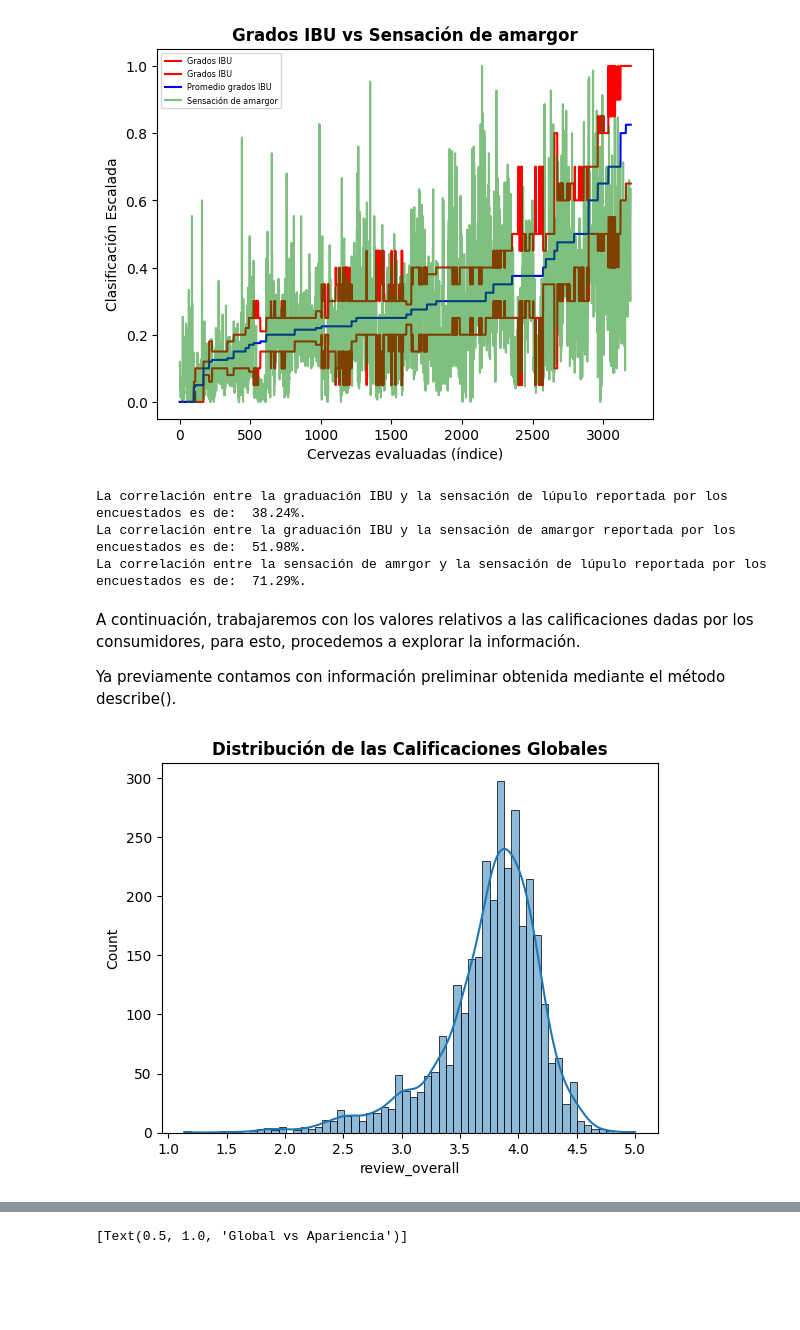
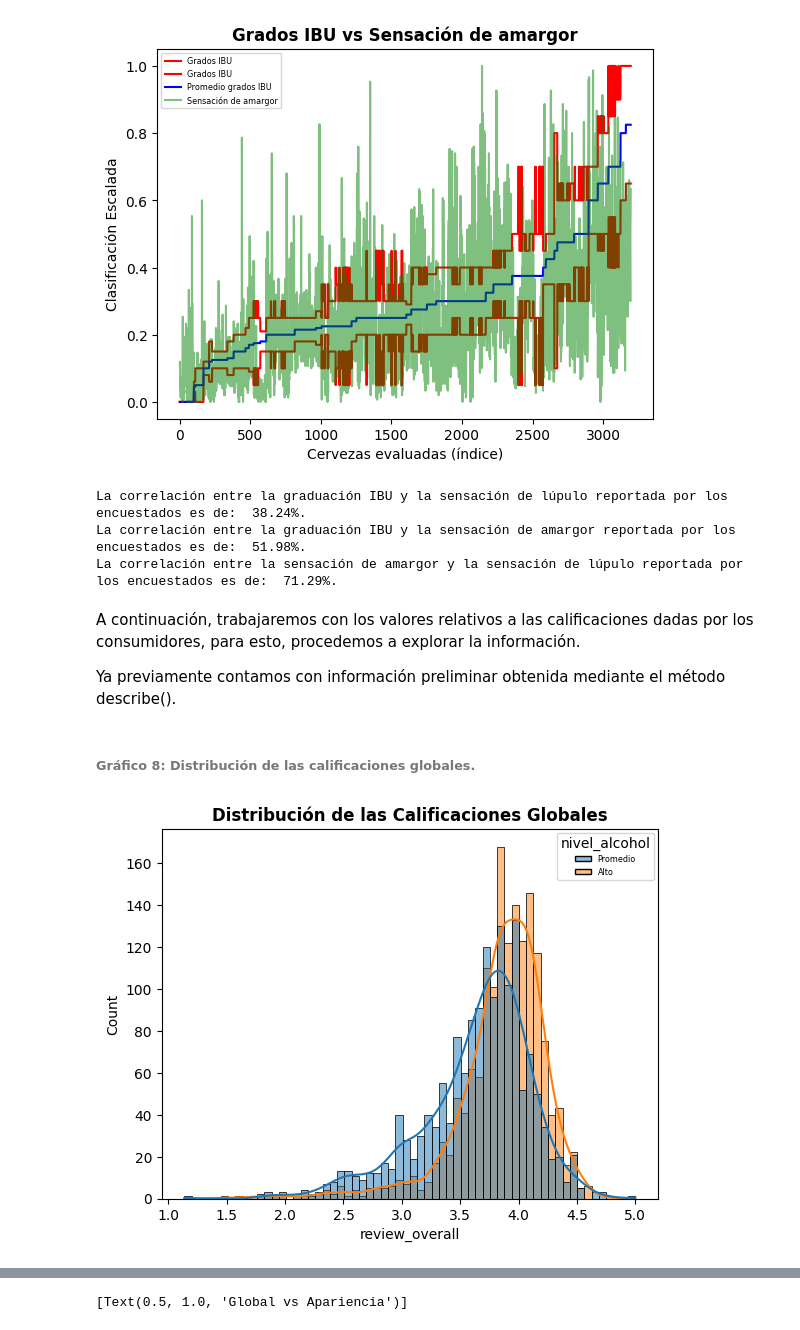
Before and after one commit to JMRRT1992/Coderhouse, a Jupyter notebook: Proyecto/Data/Raw/Entrega 3/ProyectoDS_ParteI_ReyesRetanaT.ipynb, the cells around one changed output, grey strips where cells are left out. Saved outputs shown, nothing was run; the diff lists cells and outputs as text; code cells hidden in the pictures; blank space fills up the shorter version.

```diff
--- a/Proyecto/Data/Raw/Entrega 3/ProyectoDS_ParteI_ReyesRetanaT.ipynb
+++ b/Proyecto/Data/Raw/Entrega 3/ProyectoDS_ParteI_ReyesRetanaT.ipynb
@@ -474,18 +491,20 @@ r_bitter_hoppy = wrk_df['Bitter'].corr(wrk_df['Hoppy'])
 
 print(f"La correlación entre la graduación IBU y la sensación de lúpulo reportada por los encuestados es de: {r_ibu_hoppy * 100 : .2f}%.")
 print(f"La correlación entre la graduación IBU y la sensación de amargor reportada por los encuestados es de: {r_ibu_bitter * 100 : .2f}%.")
-print(f"La correlación entre la sensación de amrgor y la sensación de lúpulo reportada por los encuestados es de: {r_bitter_hoppy * 100 : .2f}%.")
+print(f"La correlación entre la sensación de amargor y la sensación de lúpulo reportada por los encuestados es de: {r_bitter_hoppy * 100 : .2f}%.")
 # %% [output]
 La correlación entre la graduación IBU y la sensación de lúpulo reportada por los encuestados es de:  38.24%.
 La correlación entre la graduación IBU y la sensación de amargor reportada por los encuestados es de:  51.98%.
-La correlación entre la sensación de amrgor y la sensación de lúpulo reportada por los encuestados es de:  71.29%.
+La correlación entre la sensación de amargor y la sensación de lúpulo reportada por los encuestados es de:  71.29%.
 # %% [markdown]
 A continuación, trabajaremos con los valores relativos a las calificaciones dadas por los consumidores, para esto, procedemos a explorar la información.
 
 Ya previamente contamos con información preliminar obtenida mediante el método describe().
+# %% [markdown]
+###### Gráfico 8: Distribución de las calificaciones globales.
 # %%
 # Gráfico de histograma con curva suavizada para mostrar la distribución de la información variable calificación
 # global.
-cglobal = sns.histplot(data = wrk_df, x = "review_overall", kde = True).set(title = "Distribución de las Calificaciones Globales")
+cglobal = sns.histplot(data = wrk_df, x = "review_overall", kde = True, hue = 'nivel_alcohol').set(title = "Distribución de las Calificaciones Globales")
 # %% [output]
-[figure, old version]
+[figure, new version]
```
Also changed, not shown: parts of 24 cells of this notebook.
